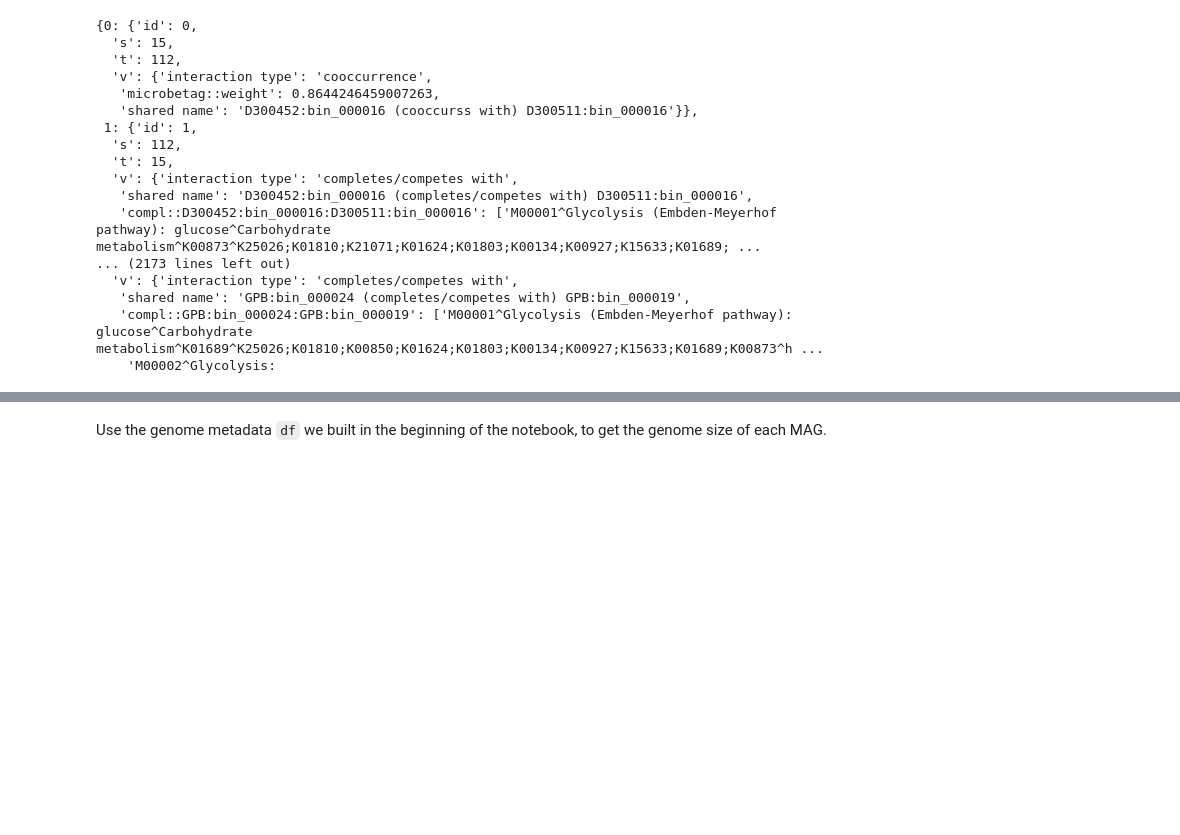
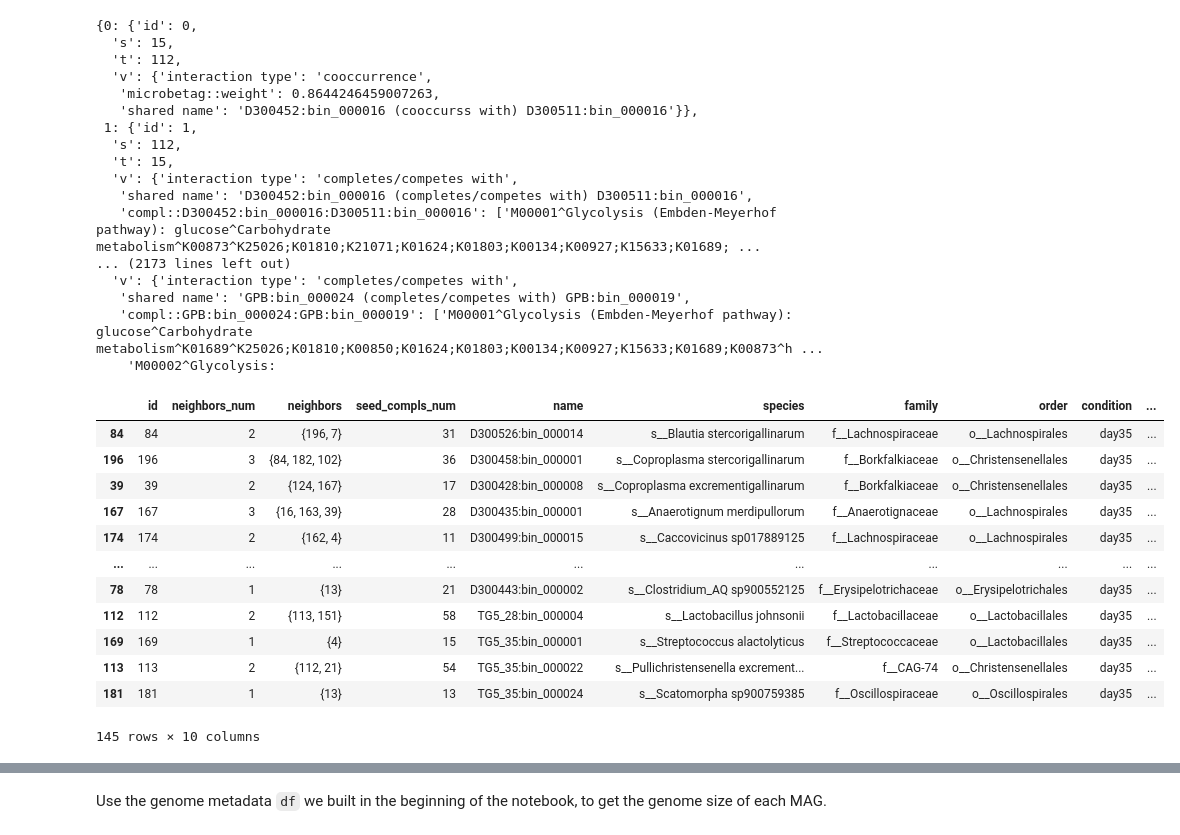
Before and after one commit to hariszaf/AMAC005_chicken_salmonella, a Jupyter notebook: microbetag_analysis/per_day_cx_stats.ipynb, the cells around one changed output, grey strips where cells are left out. Cells and saved outputs as stored; diff of their text form; code cells hidden in the pictures; blank space fills up the shorter version.

```diff
--- a/microbetag_analysis/per_day_cx_stats.ipynb
+++ b/microbetag_analysis/per_day_cx_stats.ipynb
@@ -325,0 +327,16 @@ for idx, day in enumerate(days_parsed_nets):                      # # NOTE (Hari
+# %%
+dfs["day35"]
+# %% [output]
+|  | id | neighbors_num | neighbors | seed_compls_num | name | species | family | order | condition | ... |
+| 84 | 84 | 2 | {196, 7} | 31 | D300526:bin_000014 | s__Blautia stercorigallinarum | f__Lachnospiraceae | o__Lachnospirales | day35 | ... |
+| 196 | 196 | 3 | {84, 182, 102} | 36 | D300458:bin_000001 | s__Coproplasma stercorigallinarum | f__Borkfalkiaceae | o__Christensenellales | day35 | ... |
+| 39 | 39 | 2 | {124, 167} | 17 | D300428:bin_000008 | s__Coproplasma excrementigallinarum | f__Borkfalkiaceae | o__Christensenellales | day35 | ... |
+| 167 | 167 | 3 | {16, 163, 39} | 28 | D300435:bin_000001 | s__Anaerotignum merdipullorum | f__Anaerotignaceae | o__Lachnospirales | day35 | ... |
+| 174 | 174 | 2 | {162, 4} | 11 | D300499:bin_000015 | s__Caccovicinus sp017889125 | f__Lachnospiraceae | o__Lachnospirales | day35 | ... |
+| ... | ... | ... | ... | ... | ... | ... | ... | ... | ... | ... |
+| 78 | 78 | 1 | {13} | 21 | D300443:bin_000002 | s__Clostridium_AQ sp900552125 | f__Erysipelotrichaceae | o__Erysipelotrichales | day35 | ... |
+| 112 | 112 | 2 | {113, 151} | 58 | TG5_28:bin_000004 | s__Lactobacillus johnsonii | f__Lactobacillaceae | o__Lactobacillales | day35 | ... |
+| 169 | 169 | 1 | {4} | 15 | TG5_35:bin_000001 | s__Streptococcus alactolyticus | f__Streptococcaceae | o__Lactobacillales | day35 | ... |
+| 113 | 113 | 2 | {112, 21} | 54 | TG5_35:bin_000022 | s__Pullichristensenella excrement... | f__CAG-74 | o__Christensenellales | day35 | ... |
+| 181 | 181 | 1 | {13} | 13 | TG5_35:bin_000024 | s__Scatomorpha sp900759385 | f__Oscillospiraceae | o__Oscillospirales | day35 | ... |
+145 rows × 10 columns
```
Also changed, not shown: parts of 4 cells of this notebook, 2 other files.
